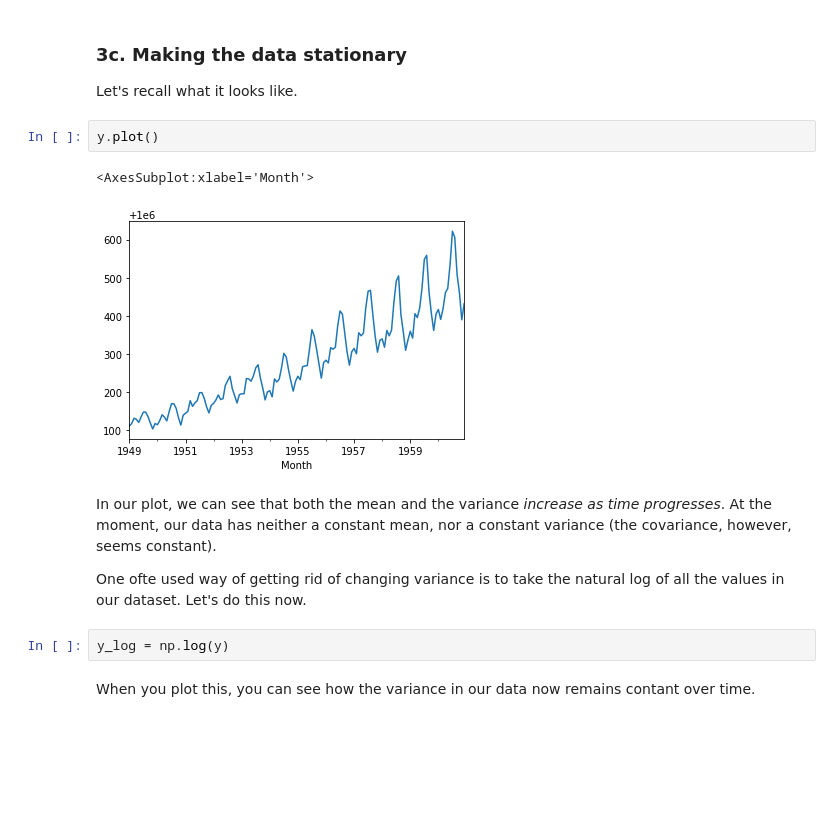
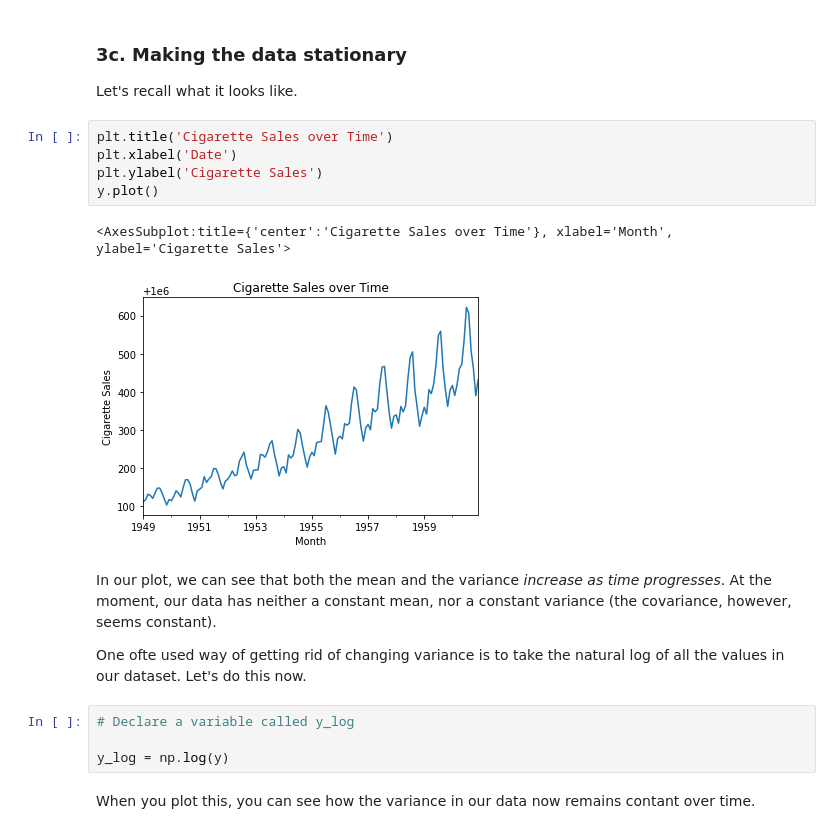
Before and after one commit to karlakum/Cowboys-CigrettesCaseStudy, a Jupyter notebook: Cowboy Cigarettes Case Study - Tier 3.ipynb, the cells around one changed output. Cells and saved outputs as stored; diff of their text form; blank space fills up the shorter version.

```diff
--- a/Cowboy Cigarettes Case Study - Tier 3.ipynb
+++ b/Cowboy Cigarettes Case Study - Tier 3.ipynb
@@ -278,17 +283,22 @@ But our data need to be stationary! So we need to do some transforming.
 # %% [markdown]
 ### 3c. Making the data stationary
 Let's recall what it looks like.
-# %%
-y.plot()
-# %% [output]
-<AxesSubplot:xlabel='Month'>
-[figure, removed]
+# %%
+plt.title('Cigarette Sales over Time')
+plt.xlabel('Date')
+plt.ylabel('Cigarette Sales')
+y.plot()
+# %% [output]
+<AxesSubplot:title={'center':'Cigarette Sales over Time'}, xlabel='Month', ylabel='Cigarette Sales'>
+[figure, added]
 # %% [markdown]
 In our plot, we can see that both the mean and the variance *increase as time progresses*. At the moment, our data has neither a constant mean, nor a constant variance (the covariance, however, seems constant).
 
 One ofte  used way of getting rid of changing variance is to take the natural log of all the values in our dataset. Let's do this now.
-# %%
-y_log = np.log(y)
+# %%
+# Declare a variable called y_log
+
+y_log = np.log(y)
 # %% [markdown]
 
 When you plot this, you can see how the variance in our data now remains contant over time.
```
Also changed, not shown: parts of 23 cells of this notebook.
